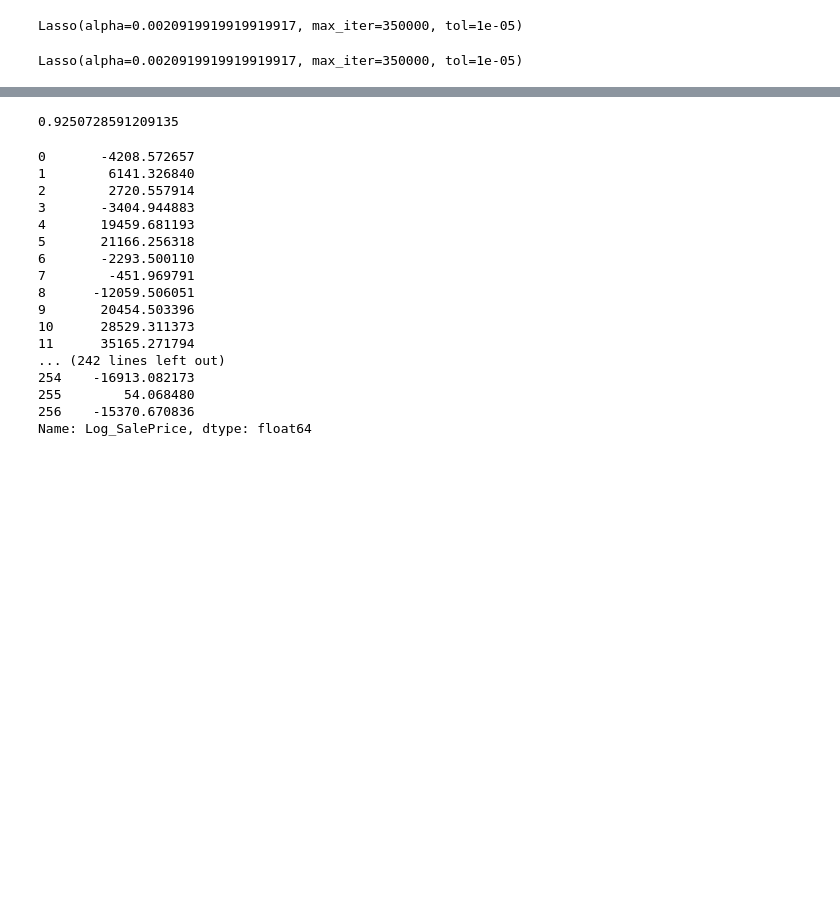
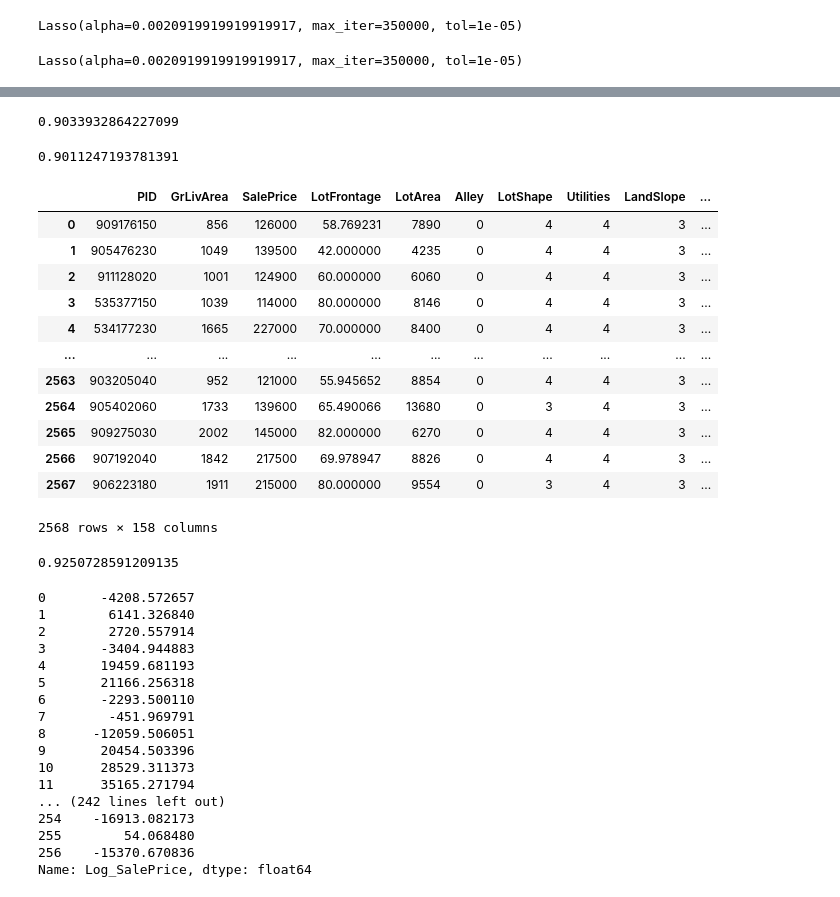
Before and after one commit to DarishSakeesing/ames-predict, a Jupyter notebook: Darish/ModelBuilding.ipynb, the cells around one changed output, grey strips where cells are left out. Drawn from its saved outputs; the diff is of its cells as text; code cells hidden in the pictures; blank space fills up the shorter version.

Commit message:
update model building

```diff
--- a/Darish/ModelBuilding.ipynb
+++ b/Darish/ModelBuilding.ipynb
@@ -74,3 +131,35 @@ Lasso(alpha=0.0020919919919919917, max_iter=350000, tol=1e-05)
+# %%
+ols_r2
+# %% [output]
+0.9033932864227099
+# %%
+ols_adjr2 = 1-(1-ols_r2)*(len(y)-1)/(len(y)-ols_X.shape[1]-1)
+ols_adjr2
+# %% [output]
+0.9011247193781391
+# %%
+cleanData=cp.clean('./data/Ames_Housing_Price_Data.csv')
+cleanData['Log_SalePrice'] = np.log(cleanData.SalePrice)
+XAll = cleanData.drop(['PID', 'SalePrice', 'Log_SalePrice'], axis=1, inplace=False)
+scalar = StandardScaler()
+XAll_scaled = scalar.fit_transform(XAll)
+cleanData['PredSalePrice']=np.exp(optimal_model.predict(XAll_scaled))
+cleanData.to_csv("./data/predictedSalePrice.csv")
+cleanData
+# %% [output]
+|  | PID | GrLivArea | SalePrice | LotFrontage | LotArea | Alley | LotShape | Utilities | LandSlope | ... |
+| 0 | 909176150 | 856 | 126000 | 58.769231 | 7890 | 0 | 4 | 4 | 3 | ... |
+| 1 | 905476230 | 1049 | 139500 | 42.000000 | 4235 | 0 | 4 | 4 | 3 | ... |
+| 2 | 911128020 | 1001 | 124900 | 60.000000 | 6060 | 0 | 4 | 4 | 3 | ... |
+| 3 | 535377150 | 1039 | 114000 | 80.000000 | 8146 | 0 | 4 | 4 | 3 | ... |
+| 4 | 534177230 | 1665 | 227000 | 70.000000 | 8400 | 0 | 4 | 4 | 3 | ... |
+| ... | ... | ... | ... | ... | ... | ... | ... | ... | ... | ... |
+| 2563 | 903205040 | 952 | 121000 | 55.945652 | 8854 | 0 | 4 | 4 | 3 | ... |
+| 2564 | 905402060 | 1733 | 139600 | 65.490066 | 13680 | 0 | 3 | 4 | 3 | ... |
+| 2565 | 909275030 | 2002 | 145000 | 82.000000 | 6270 | 0 | 4 | 4 | 3 | ... |
+| 2566 | 907192040 | 1842 | 217500 | 69.978947 | 8826 | 0 | 4 | 4 | 3 | ... |
+| 2567 | 906223180 | 1911 | 215000 | 80.000000 | 9554 | 0 | 3 | 4 | 3 | ... |
+2568 rows × 158 columns
 # %%
 test_data = cp.clean('data/test.csv')
 # %%
```
Also changed, not shown: parts of 9 cells of this notebook.
